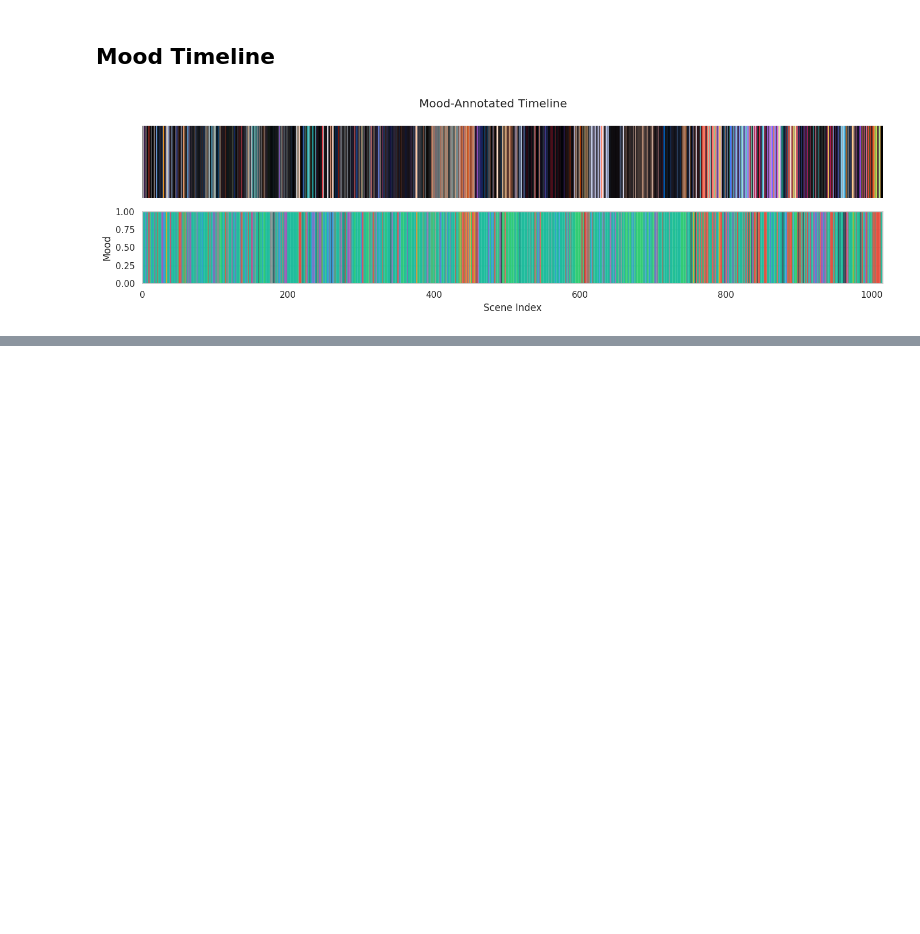
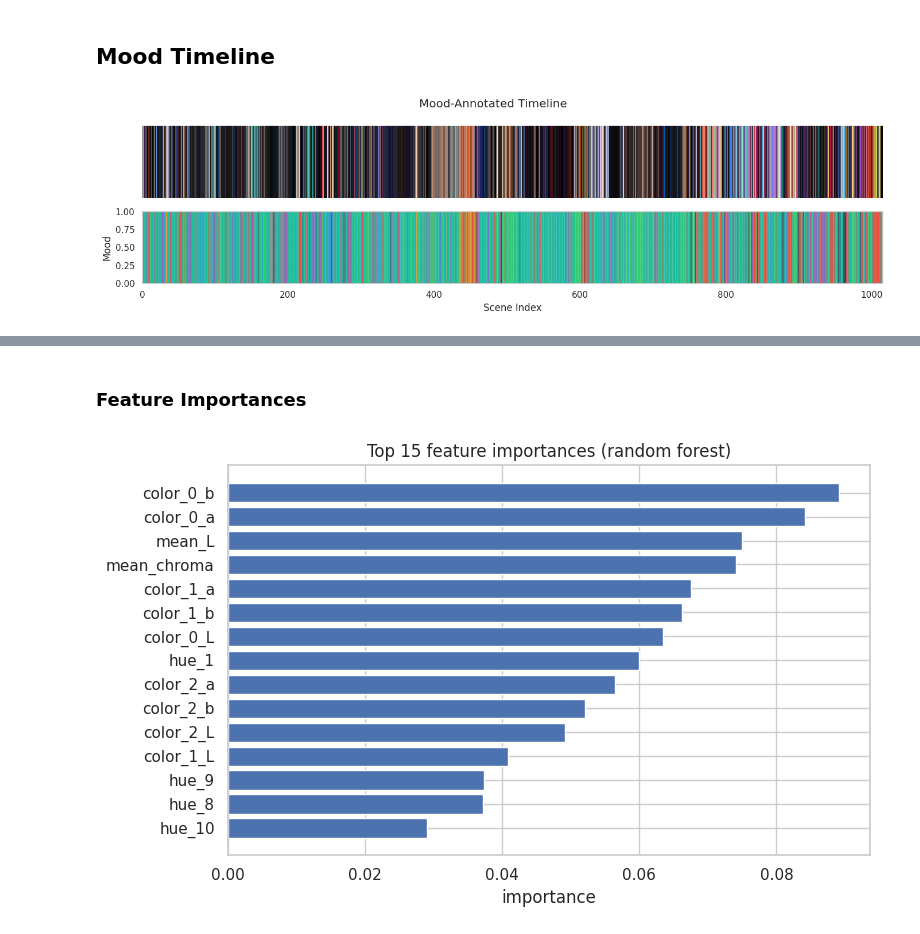
Before and after one commit to bryanz35/movie-color-mood-analysis, a Jupyter notebook: notebooks/exploration.ipynb, the cells around one changed output, grey strips where cells are left out. Drawn from its saved outputs; the diff is of its cells as text; code cells hidden in the pictures; blank space fills up the shorter version.

```diff
--- a/notebooks/exploration.ipynb
+++ b/notebooks/exploration.ipynb
@@ -74,0 +154,13 @@ plot_mood_timeline(palettes_data, annotations["scenes"]);
+# %% [markdown]
+### Feature Importances
+# %%
+imp_df = pd.DataFrame(clf_results['feature_importances'])
+top = imp_df.head(15)
+fig, ax = plt.subplots(figsize=(8, 5))
+ax.barh(top['feature'][::-1], top['importance'][::-1])
+ax.set_title('Top 15 feature importances (random forest)')
+ax.set_xlabel('importance')
+plt.tight_layout()
+plt.show()
+# %% [output]
+[figure, added]
```
Also changed, not shown: parts of 11 cells of this notebook, 2 other files.
